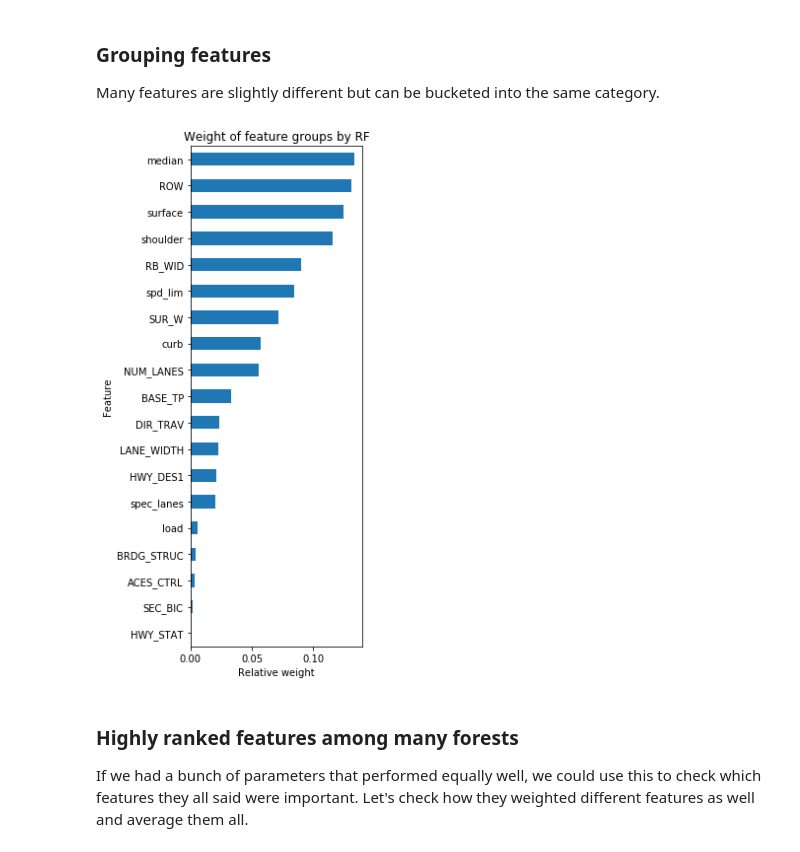
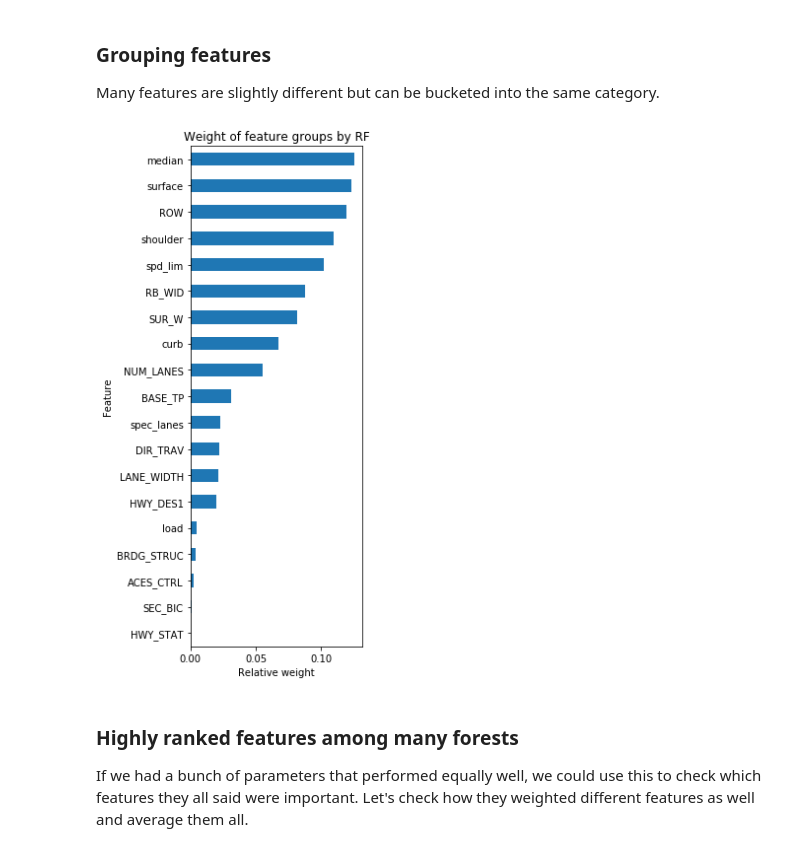
Before and after one commit to CarlinLiao/CrashByInfra, a Jupyter notebook: 2 random forest.ipynb, the cells around one changed output. Drawn from its saved outputs; the diff is of its cells as text; code cells hidden in the pictures.

```diff
--- a/2 random forest.ipynb
+++ b/2 random forest.ipynb
@@ -64,6 +64,6 @@ random_grid = {'n_estimators': n_estimators,
                'bootstrap': bootstrap}
 # %%
 # search 1000 different combos using 3-fold cross validation using all available cores
-rfs = RandomizedSearchCV(estimator=RandomForestRegressor(), param_distributions=random_grid, n_iter=200, cv=2, verbose=2, random_state=42, n_jobs=-1)
+rfs = RandomizedSearchCV(estimator=RandomForestRegressor(), param_distributions=random_grid, n_iter=800, cv=2, verbose=2, random_state=42, n_jobs=-1)
 rfs.fit(X, Y)
 # %% [output]
@@ -252,36 +257,36 @@ plt.show()
 
 Many features are slightly different but can be bucketed into the same category.
 # %%
-one_hot_to_orig = np.load("processed/one_hot_dict.npy").item()
-col_groups = np.load("processed/col_groups.npy").item()
+one_hot_to_orig = np.load("processed/one_hot_dict.npy", allow_pickle=True).item()
+col_groups = np.load("processed/col_groups.npy", allow_pickle=True).item()
 
 hist_dict = {}
 for i,v in dfimp['Importance'].iteritems():
     ft = i
 
     # check if current feature was a one hot column and track it back to unhot column name
     if ft in one_hot_to_orig:
         ft = one_hot_to_orig[ft]
 
     # check if current feature is part of a group of similar columns, and track it back to that group's name
     if ft in col_groups:
         ft = col_groups[ft]
 
     # create a new entry in the dict for the current feature if there wasn't one
     if ft not in hist_dict:
         hist_dict[ft] = 0
 
     hist_dict[ft] += v
 
 pd.Series(hist_dict).sort_values(ascending=True).plot(figsize=(4,8),kind='barh')
 plt.ylabel('Feature')
 plt.xlabel('Relative weight')
 plt.title('Weight of feature groups by RF')
 plt.tight_layout()
 plt.savefig('figures/weights_grouped_best.png',dpi='figure')
 plt.show()
 # %% [output]
-[figure, old version]
+[figure, new version]
 # %% [markdown]
 ### Highly ranked features among many forests
 
```
Also changed, not shown: parts of 12 cells of this notebook.
